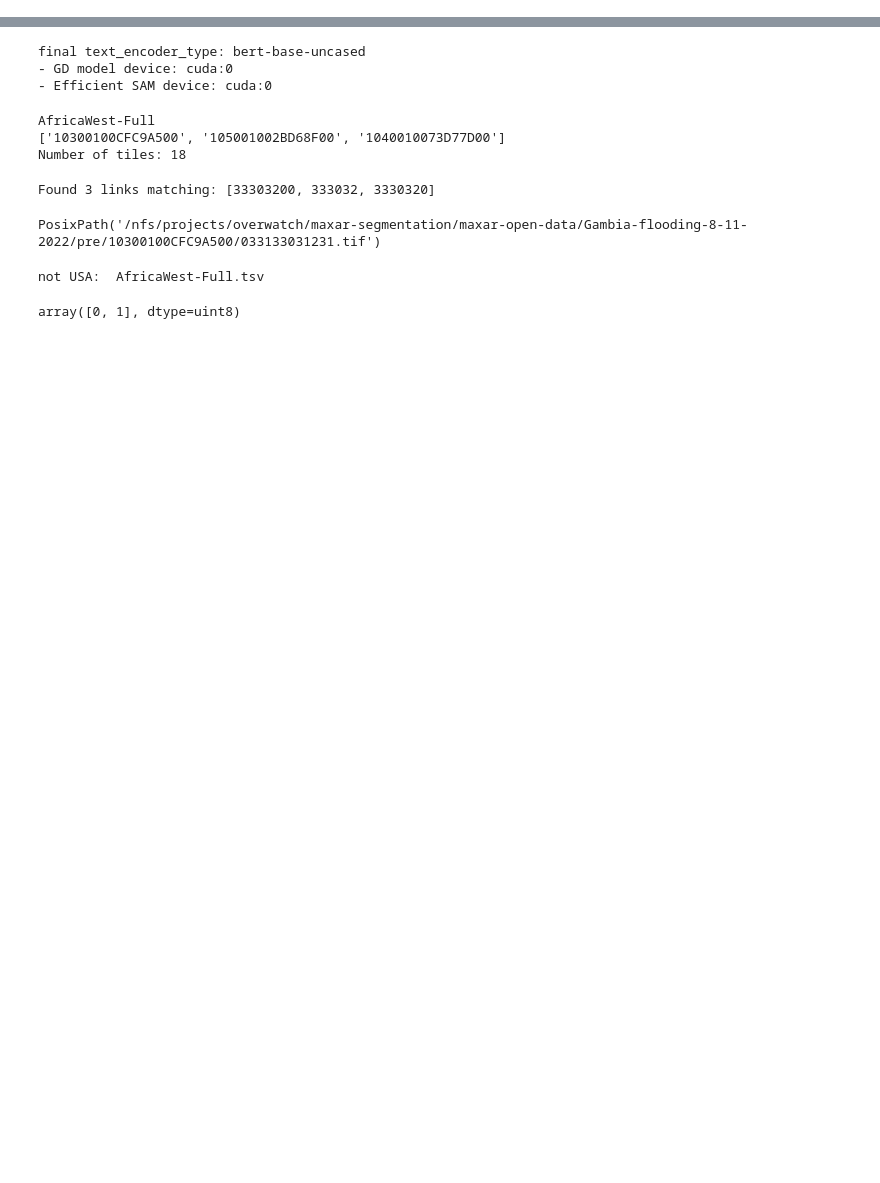
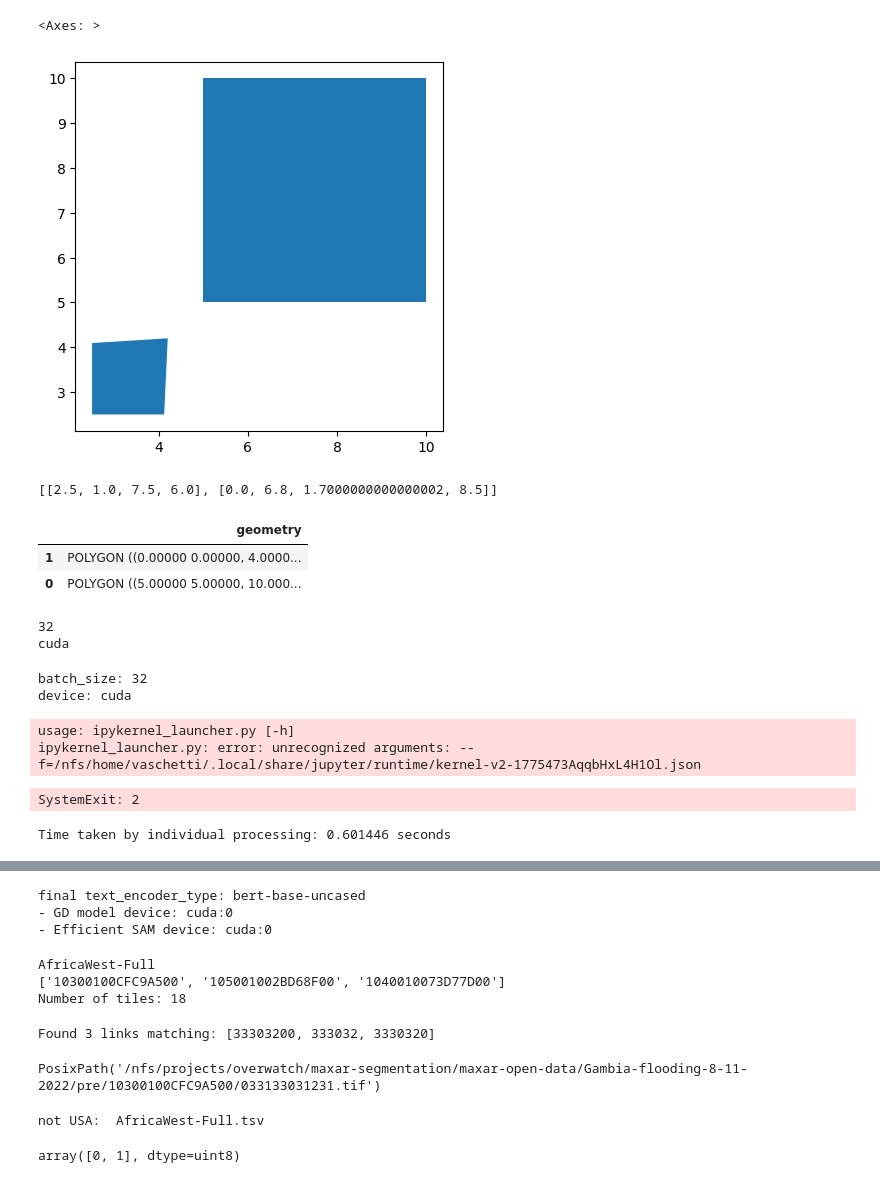
Before and after one commit to JacopoLungo/maxarSrc, a Jupyter notebook: notebooks/to_delete.ipynb, the cells around one changed output, grey strips where cells are left out. Saved outputs shown, nothing was run; the diff lists cells and outputs as text; code cells hidden in the pictures; blank space fills up the shorter version.

```diff
--- a/notebooks/to_delete.ipynb
+++ b/notebooks/to_delete.ipynb
@@ -0,0 +119,10 @@
+# %%
+intersec_geom = gdf.intersection(polygon3)
+# %%
+valid_gdf = intersec_geom[~intersec_geom.is_empty]
+num_boxes4img = [len(valid_gdf)]
+# %%
+valid_gdf.plot()
+# %% [output]
+<Axes: >
+[figure, added]
@@ -0,0 +137,4 @@
+# %%
+boxes
+# %% [output]
+[[2.5, 1.0, 7.5, 6.0], [0.0, 6.8, 1.7000000000000002, 8.5]]
@@ -0,0 +143,40 @@
+# %%
+gdf.iloc[hits]
+# %% [output]
+|  | geometry |
+| 1 | POLYGON ((0.00000 0.00000, 4.0000... |
+| 0 | POLYGON ((5.00000 5.00000, 10.000... |
+# %%
+import argparse
+
+# Create the parser and add arguments
+parser = argparse.ArgumentParser(description='Segment Maxar Tiles')
+parser.add_argument('--batch-size', type=int, help='Batch size for processing')
+parser.add_argument('--device', type=str, help='Device to use for computation')
+
+# Define the arguments list as you would pass them in the command line
+args_list = ['--batch-size', '32', '--device', 'cuda']
+
+# Parse the arguments from the list
+args = parser.parse_args(args_list)
+
+# Now args contains the arguments
+print(args.batch_size)  # Output: 32
+print(args.device)      # Output: 'cuda'
+# %% [output]
+32
+cuda
+# %%
+for arg in vars(args):
+    print(f"{arg}: {getattr(args, arg)}")
+# %% [output]
+batch_size: 32
+device: cuda
+# %%
+import argparse
+parser = argparse.ArgumentParser(description='Segment Maxar Tiles')
+args = parser.parse_args()
+# %% [output]
+usage: ipykernel_launcher.py [-h]
+ipykernel_launcher.py: error: unrecognized arguments: --f=/nfs/home/vaschetti/.local/share/jupyter/runtime/kernel-v2-1775473AqqbHxL4H1Ol.json
+SystemExit: 2
@@ -0,0 +190,11 @@
+# %%
+# Method 1: Process each index separately
+start_time = time.time()
+canvas_0 = np.divide(canvas[0], weights, out=np.zeros_like(canvas[0]), where=weights!=0)
+canvas_1 = np.divide(canvas[1], weights, out=np.zeros_like(canvas[1]), where=weights!=0)
+canvas_separate = np.stack((canvas_0, canvas_1), axis = 0)
+end_time = time.time()
+time_individual = end_time - start_time
+print("Time taken by individual processing: {:.6f} seconds".format(time_individual))
+# %% [output]
+Time taken by individual processing: 0.601446 seconds
```
Also changed, not shown: parts of 29 cells of this notebook, 1 other file.
